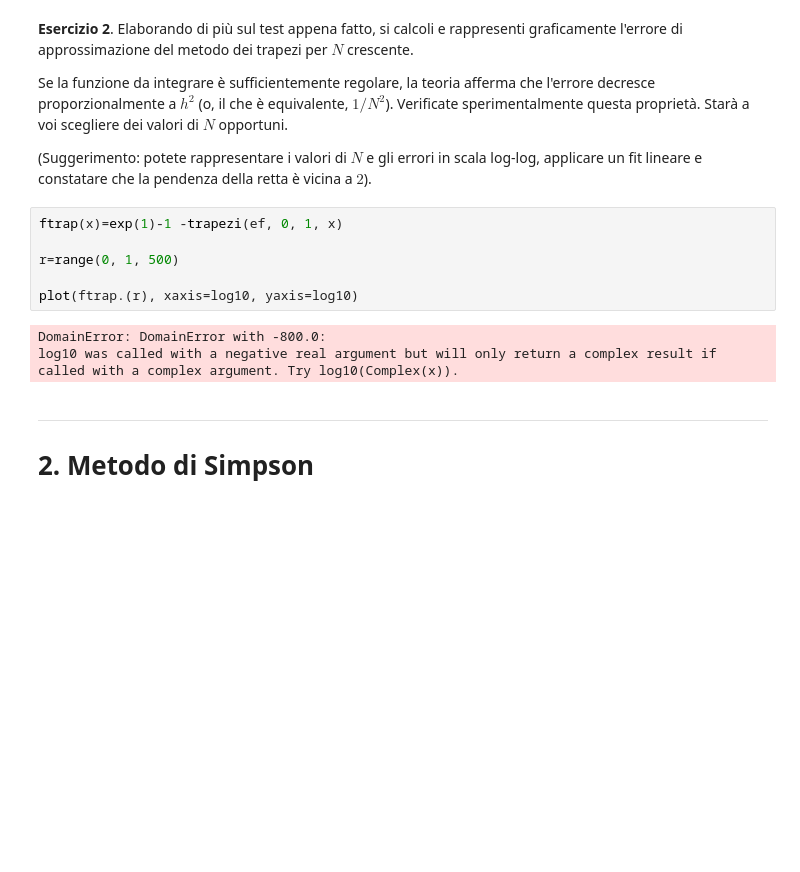
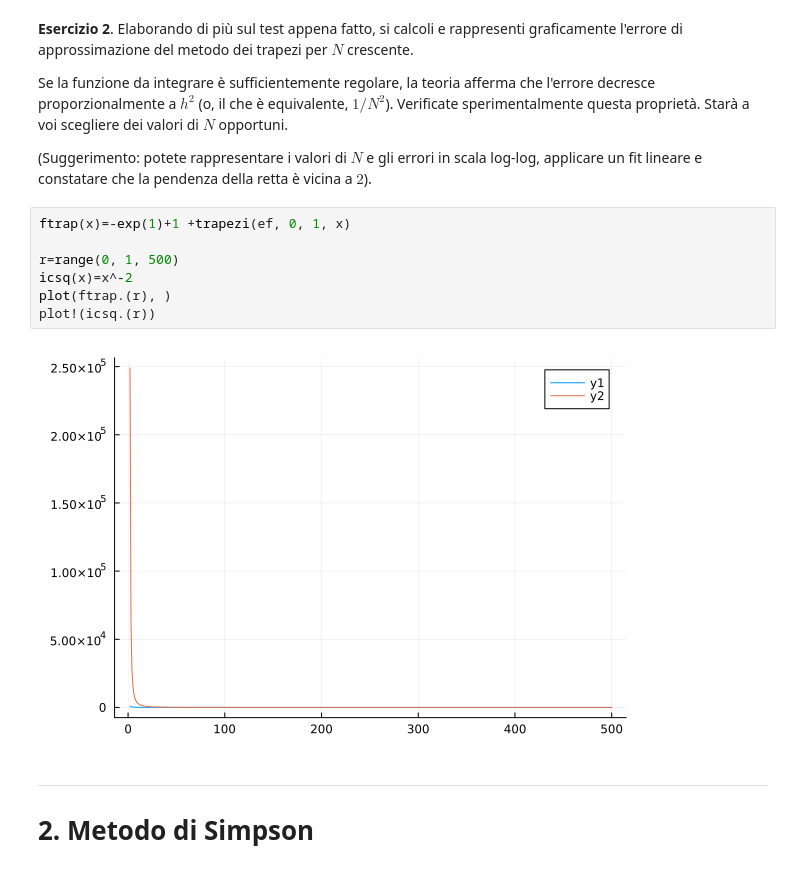
Before and after one commit to eroico378/prova, a Jupyter notebook: 07-integrazione.ipynb, the cells around one changed output. Drawn from its saved outputs; the diff is of its cells as text; blank space fills up the shorter version.

```diff
--- a/07-integrazione.ipynb
+++ b/07-integrazione.ipynb
@@ -111,14 +111,14 @@ Se la funzione da integrare è sufficientemente regolare, la teoria afferma che
 
 (Suggerimento: potete rappresentare i valori di $N$ e gli errori in scala log-log, applicare un fit lineare e constatare che la pendenza della retta è vicina a $2$).
 # %%
-ftrap(x)=exp(1)-1 -trapezi(ef, 0, 1, x)
+ftrap(x)=-exp(1)+1 +trapezi(ef, 0, 1, x)
 
 r=range(0, 1, 500)
-
-plot(ftrap.(r), xaxis=log10, yaxis=log10)
+icsq(x)=x^-2
+plot(ftrap.(r), )
+plot!(icsq.(r))
 # %% [output]
-DomainError: DomainError with -800.0:
-log10 was called with a negative real argument but will only return a complex result if called with a complex argument. Try log10(Complex(x)).
+[figure, added]
 # %% [markdown]
 ---
 # 2. Metodo di Simpson
```
